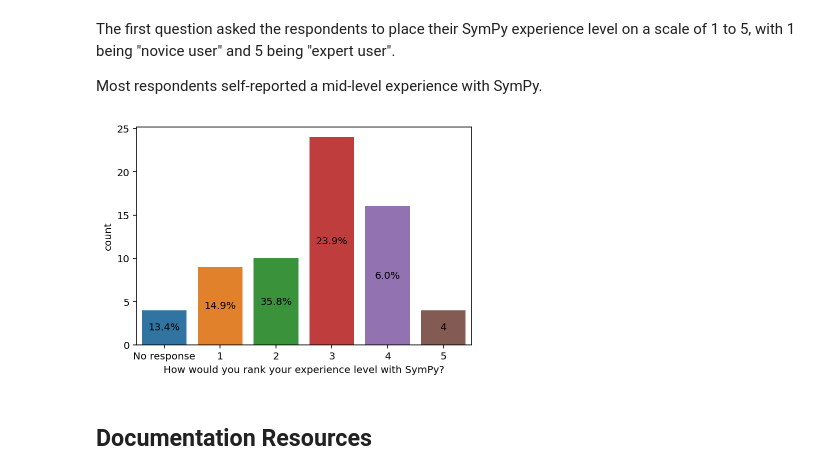
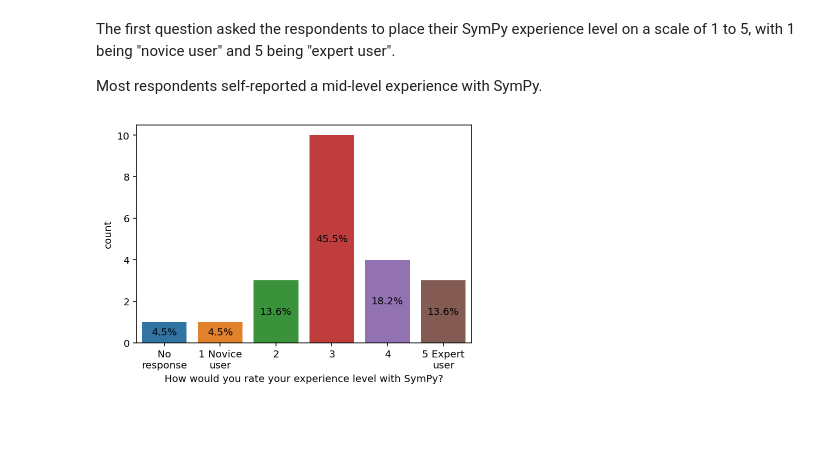
Before and after one commit to sympy/sympy-docs-survey, a Jupyter notebook: analysis.ipynb, the cells around one changed output. Saved outputs shown, nothing was run; the diff lists cells and outputs as text; code cells hidden in the pictures; blank space fills up the shorter version.

Commit message:
Commit theme survey files

```diff
--- a/analysis.ipynb
+++ b/analysis.ipynb
@@ -30,13 +46,4 @@ set_matplotlib_formats('retina')
 
 %matplotlib inline
 # %%
-df = pandas.read_csv('responses.csv')
+df = pandas.read_csv('theme-responses.csv')
-# %%
-# The data contains some columns from questions that weren't actually on the survey. Remove those.
-bad_keys = []
-for key in df.keys():
-    if df[key].isna().all():
-        bad_keys.append(key)
-df = df.drop(columns=bad_keys)
-# %%
-timestamp, undocumented, other_examples, other_comments, resources, experience_level = df.columns
@@ -50,3 +50,14 @@ def flattened_series(s):
+# %%
+# Set up columns, themes, colors
+timestamp, experience_level, pydata_rating, pydata_like, pydata_dislike, book_rating, book_like, book_dislike, furo_rating, furo_like, furo_dislike, rtd_rating, rtd_like, rtd_dislike, other_comments,  = df.columns
+
+rating_cols = [pydata_rating, book_rating, furo_rating, rtd_rating]
+
+themes = ["PyData", "Book", "Furo", "RTD"]
+n_themes = len(themes)
+theme_colors = ["blue", "red", "yellow", "green"]
+
+n_responses = len(df)
 # %% [markdown]
 ## Experience Level
 # %% [markdown]
@@ -54,15 +65,22 @@ The first question asked the respondents to place their SymPy experience level o
 
 Most respondents self-reported a mid-level experience with SymPy.
 # %%
-vals = df[experience_level].dropna().astype(int).value_counts(sort=False).sort_index()
-levels = len(df[experience_level])
-percents = ["%.1f%%" % i for i in vals/levels*100]
+n_nr = df[experience_level].isna().sum()
+
+experience_cat_nr = pandas.Series({'0': n_nr})
+experience_cats_r = df[experience_level].dropna().astype(int).value_counts(sort=False).sort_index()
+experience_cats = experience_cat_nr.append(experience_cats_r)
+
+percents_experience_cats = ["%.1f%%" % i for i in experience_cats/n_responses*100]
 
 ax = seaborn.countplot(df[experience_level].fillna(0).astype(int))
-ax.bar_label(ax.containers[0], percents, label_type='center')
-ax.set_xticklabels(['No response', 1, 2, 3, 4, 5])
-experience_bar_colors = [i.get_facecolor() for i in ax.containers[0].get_children()]
+ax.bar_label(ax.containers[0], percents_experience_cats, label_type='center')
+ax.set_xticklabels(['No response', "1 Novice user", "2", "3", "4", "5 Expert user"])
+
+max_width = 10
+
+# Split x tick labels across multiple lines
+# https://stackoverflow.com/questions/57144682/split-string-xticks-into-multiple-lines-matplotlib
+xtl = ax.set_xticklabels(textwrap.fill(x.get_text(), max_width) for x in ax.get_xticklabels())
 # %% [output]
-[figure, old version]
+[figure, new version]
-# %% [markdown]
-## Documentation Resources
```
Also changed, not shown: parts of 35 cells of this notebook, 7 other files.
